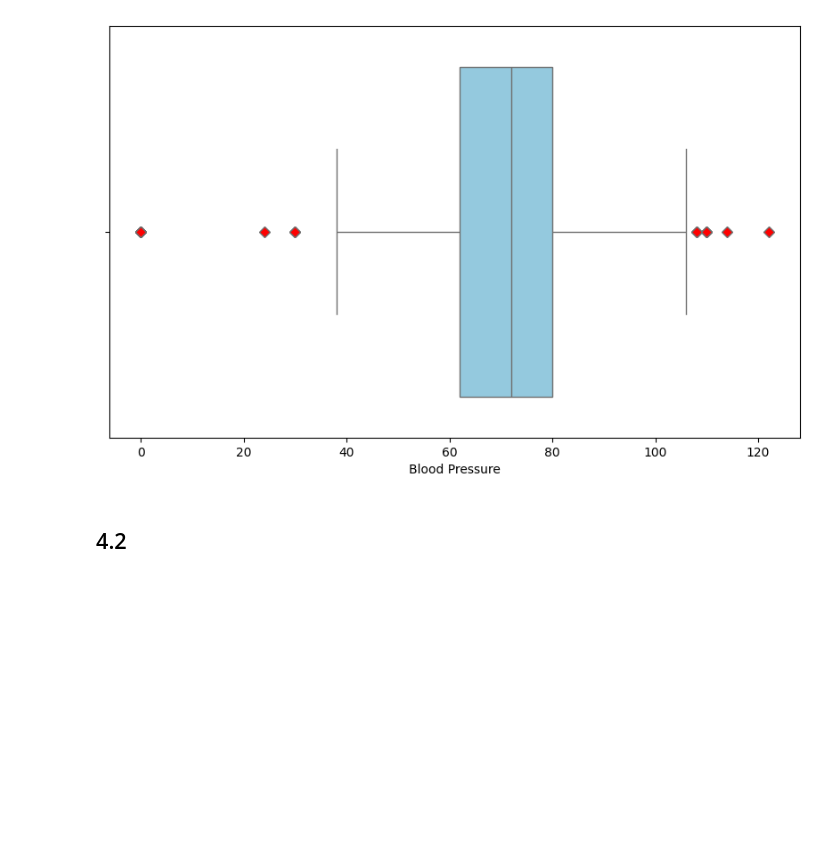
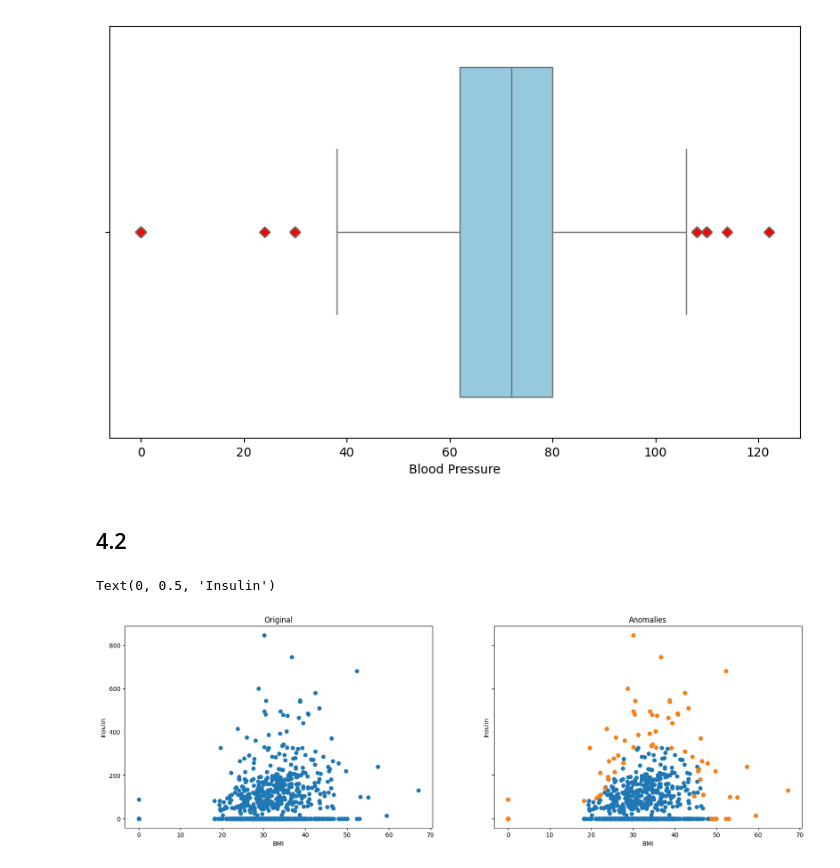
Before and after one commit to random-logic/ecs171-programming, a Jupyter notebook: hw1/hw1-solution.ipynb, the cells around one changed output. Cells and saved outputs as stored; diff of their text form; code cells hidden in the pictures; blank space fills up the shorter version.

```diff
--- a/hw1/hw1-solution.ipynb
+++ b/hw1/hw1-solution.ipynb
@@ -179,7 +177,33 @@ plt.show()
 # %% [markdown]
 ## 4.2
 # %%
-# Extract 'BMI' and 'Insulin' features
-features = df[['BMI', 'Insulin']]
+Data = df[["BMI", "Insulin"]]
 
-# ??
+input = Data.to_numpy()
+
+
+svm = OneClassSVM(kernel='rbf', gamma=0.000175, nu=0.1)
+
+svm.fit(input)
+
+pred = svm.predict(input)
+
+anom_index = where(pred==-1)
+values = input[anom_index]
+
+fig, (ax0, ax1)=plt.subplots(1,2, sharey=True, figsize=(20,6))
+
+# Ground truth
+ax0.set_title('Original')
+ax0.scatter(Data["BMI"], Data["Insulin"])
+ax0.set_xlabel("BMI")
+ax0.set_ylabel("Insulin")
+
+ax1.set_title('Anomalies')
+ax1.scatter(input[:,0], input[:,1])
+ax1.scatter(values[:,0], values[:,1])
+ax1.set_xlabel("BMI")
+ax1.set_ylabel("Insulin")
+# %% [output]
+Text(0, 0.5, 'Insulin')
+[figure, added]
```
Also changed, not shown: parts of 8 cells of this notebook, 1 other file.
